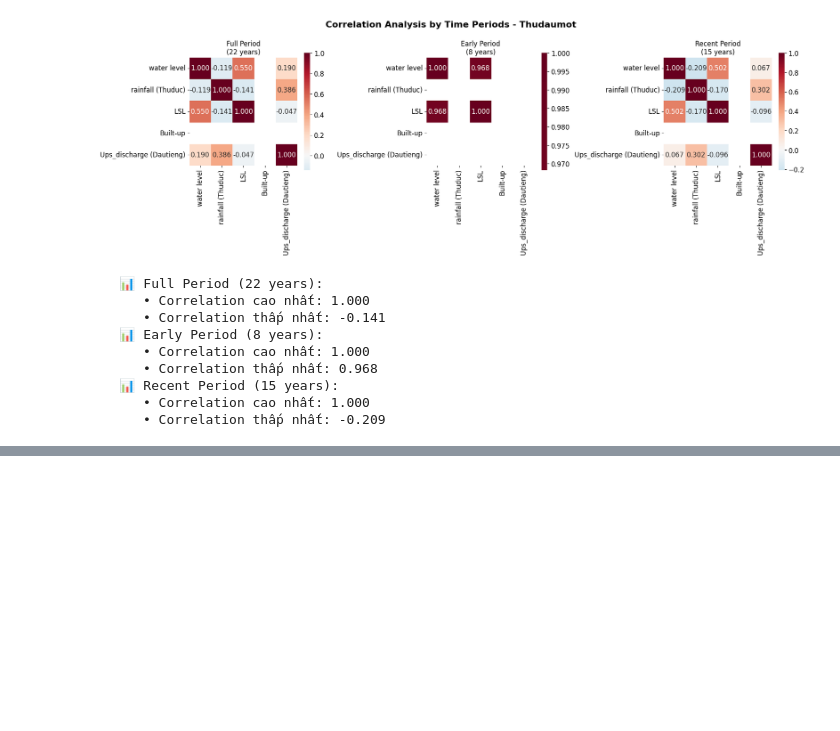
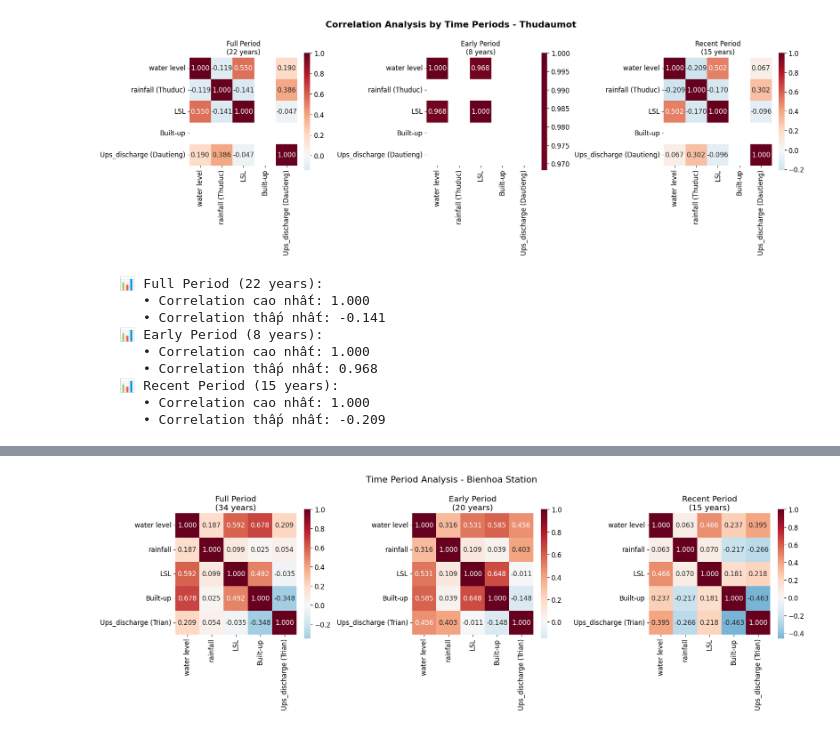
Before and after one commit to Trung-Nam-2512/analysis-heatmap, a Jupyter notebook: analysis.ipynb, the cells around one changed output, grey strips where cells are left out. Saved outputs shown, nothing was run; the diff lists cells and outputs as text; code cells hidden in the pictures; blank space fills up the shorter version.

```diff
--- a/analysis.ipynb
+++ b/analysis.ipynb
@@ -536,64 +543,47 @@ for station, station_info in annual_max_data.items():
       • Correlation cao nhất: 1.000
       • Correlation thấp nhất: -0.209
 # %%
-# Tạo biểu đồ tổng hợp cho tất cả trạm
-print("🎯 Tạo biểu đồ tổng hợp...")
+# Phân tích theo giai đoạn thời gian cho từng trạm
+for station, station_info in annual_max_data.items():
+    print(f"\n🏢 Trạm: {station}")
+    print("-" * 50)
 
-# Gộp dữ liệu từ tất cả trạm
-all_data = []
-for station, station_info in annual_max_data.items():
-    data = station_info['data'].copy()
-    data['Station'] = station
-    all_data.append(data)
+    data = station_info['data']
 
-if all_data:
-    combined_data = pd.concat(all_data, ignore_index=False)
+    # Chia thành các giai đoạn
+    periods = {
+        'Full Period': data,
+        'Early Period': data[data.index <= 2000],
+        'Recent Period': data[data.index >= 2000]
+    }
 
-    # Tìm biến chung
-    common_vars = set.intersection(*[set(station_info['variables']) for station_info in annual_max_data.values()])
+    # Tạo subplot cho từng giai đoạn
+    fig, axes = plt.subplots(1, 3, figsize=(18, 6))
 
-    if len(common_vars) >= 2:
-        print(f"📋 Biến chung: {list(common_vars)}")
+    for i, (period_name, period_data) in enumerate(periods.items()):
+        if len(period_data) >= 3:  # Ít nhất 3 năm
+            corr_matrix = period_data.corr()
 
-        # Tạo correlation heatmap tổng hợp
-        plt.figure(figsize=(12, 10))
+            sns.heatmap(corr_matrix, annot=True, cmap='RdBu_r', center=0,
+                        square=True, fmt='.3f', ax=axes[i], cbar_kws={"shrink": .8})
+            axes[i].set_title(f'{period_name}\n({len(period_data)} years)')
+        else:
+            axes[i].text(0.5, 0.5, f'Insufficient data\n({len(period_data)} years)',
+                        ha='center', va='center', transform=axes[i].transAxes)
+            axes[i].set_title(period_name)
 
-        # Tính correlation cho từng trạm
-        fig, axes = plt.subplots(2, 2, figsize=(16, 12))
-        fig.suptitle('Annual Maximum Correlation Analysis - All Stations', fontsize=16, fontweight='bold')
+    plt.suptitle(f'Time Period Analysis - {station} Station', fontsize=16)
+    plt.tight_layout()
+    plt.savefig(f'time_period_analysis_{station}.png', dpi=300, bbox_inches='tight')
+    plt.show()
 
-        for i, (station, station_info) in enumerate(annual_max_data.items()):
-            row = i // 2
-            col = i % 2
-
-            data = station_info['data']
-            variables = station_info['variables']
-
-            # Chỉ lấy biến chung
-            common_vars_station = [var for var in variables if var in common_vars]
-            if len(common_vars_station) >= 2:
-                corr_matrix = data[common_vars_station].corr()
-
-                # Vẽ heatmap đầy đủ
-                sns.heatmap(corr_matrix,
-                            annot=True,
-                            cmap='RdBu_r',
-                            center=0,
-                            square=True,
-                            fmt='.3f',
-                            ax=axes[row, col],
-                            cbar_kws={"shrink": .8})
-
-                axes[row, col].set_title(f'{station} ({station_info["years"]} years)', fontsize=12)
-
-        plt.tight_layout()
-
-        # Lưu biểu đồ
-        filename = 'combined_correlation_heatmap.png'
-        plt.savefig(filename, dpi=300, bbox_inches='tight')
-        print(f"✅ Đã lưu: {filename}")
-
-        plt.show()
-    else:
-        print("⚠️ Không đủ biến chung để tạo biểu đồ tổng hợp")
+    # In thống kê cho từng giai đoạn
+    for period_name, period_data in periods.items():
+        if len(period_data) >= 3:
+            print(f"\n📅 {period_name} ({len(period_data)} years):")
+            if 'water level' in period_data.columns:
+                for var in period_data.columns:
+                    if var != 'water level':
+                        corr, p_val = stats.pearsonr(period_data['water level'], period_data[var])
+                        print(f"   • {var}: {corr:.4f} (p = {p_val:.4f})")
 # %% [output]
@@ -602,0 +592 @@ if all_data:
+[figure, new version]
```
Also changed, not shown: parts of 10 cells of this notebook.
